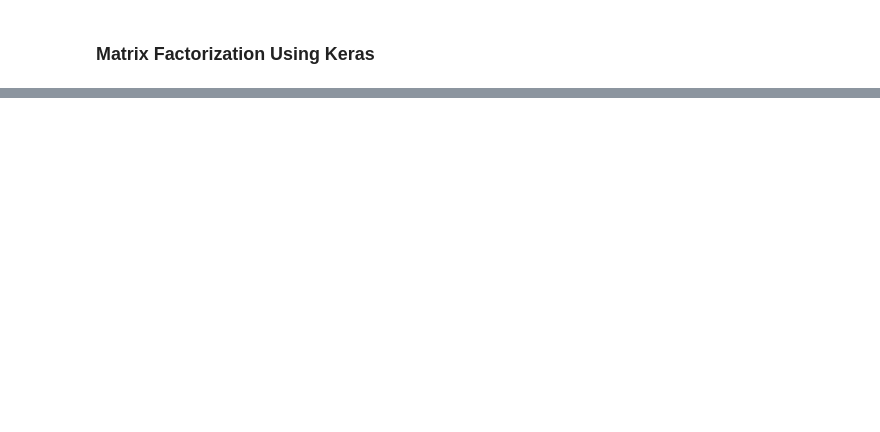
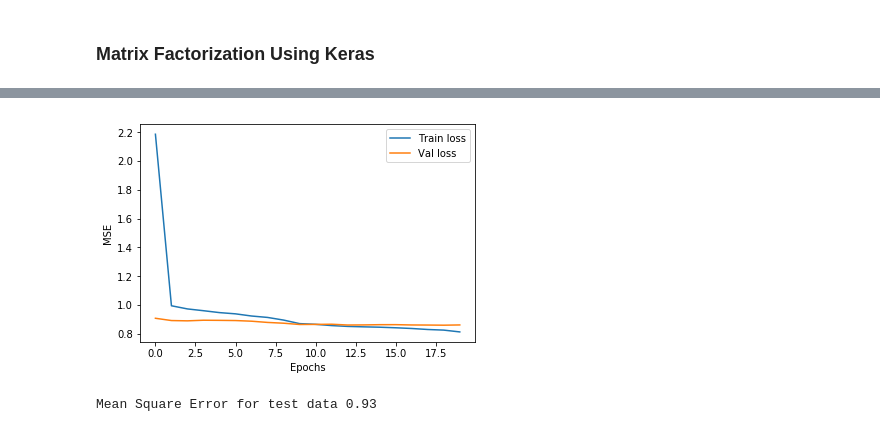
Before and after one commit to joonilahn/Movie-Recommender-Systems, a Jupyter notebook: movie recommender systems.ipynb, the cells around one changed output, grey strips where cells are left out. Saved outputs shown, nothing was run; the diff lists cells and outputs as text; code cells hidden in the pictures; blank space fills up the shorter version.

Commit message:
Modified Neural Network Model

```diff
--- a/movie recommender systems.ipynb
+++ b/movie recommender systems.ipynb
@@ -369,11 +269,0 @@ Root Mean Square Error (rounded) 0.9341841360245848
-# %%
-import math
-from keras.callbacks import LearningRateScheduler
-
-# learning rate schedule
-def step_decay(epoch):
-    initial_lrate = 0.01
-    drop = 0.5
-    epochs_drop = 10.0
-    lrate = initial_lrate * math.pow(drop, math.floor((1+epoch)/epochs_drop))
-    return lrate
@@ -530,0 +370,6 @@ recommendMovies(userID=1, train_data=train, similarity=similarity,
+# %%
+params = {'num_latent_item': 3, 'num_latent_user': 3, 'dropout_rate': 0.2}
+recom = recommender_model()
+recom.set_params(params)
+model_nn = recom.nn_model()
+model_nn.summary()
@@ -530,0 +394,16 @@ recommendMovies(userID=1, train_data=train, similarity=similarity,
+# %%
+import math
+# learning rate schedule
+def step_decay(epoch):
+    initial_lrate = 0.001
+    drop = 0.5
+    epochs_drop = 10.0
+    lr = initial_lrate * math.pow(drop, math.floor((1+epoch)/epochs_drop))
+    return lr
+# %%
+checkpointer = ModelCheckpoint(filepath="nn_weights.hdf5", verbose=0, save_best_only=True)
+lr = LearningRateScheduler(step_decay)
+
+history = model_nn.fit([train.user_id, train.item_id], train.rating,
+                    batch_size=64, epochs=20, validation_split=0.15,
+                    shuffle=True, verbose=2, callbacks=[checkpointer, lr])
@@ -530,0 +428,8 @@ recommendMovies(userID=1, train_data=train, similarity=similarity,
+# %%
+plot_loss(history)
+# %% [output]
+[figure, added]
+# %%
+mse_nn = eval_model(model_nn, "nn_weights.hdf5", test)
+# %% [output]
+Mean Square Error for test data 0.93
```
Also changed, not shown: parts of 43 cells of this notebook.
